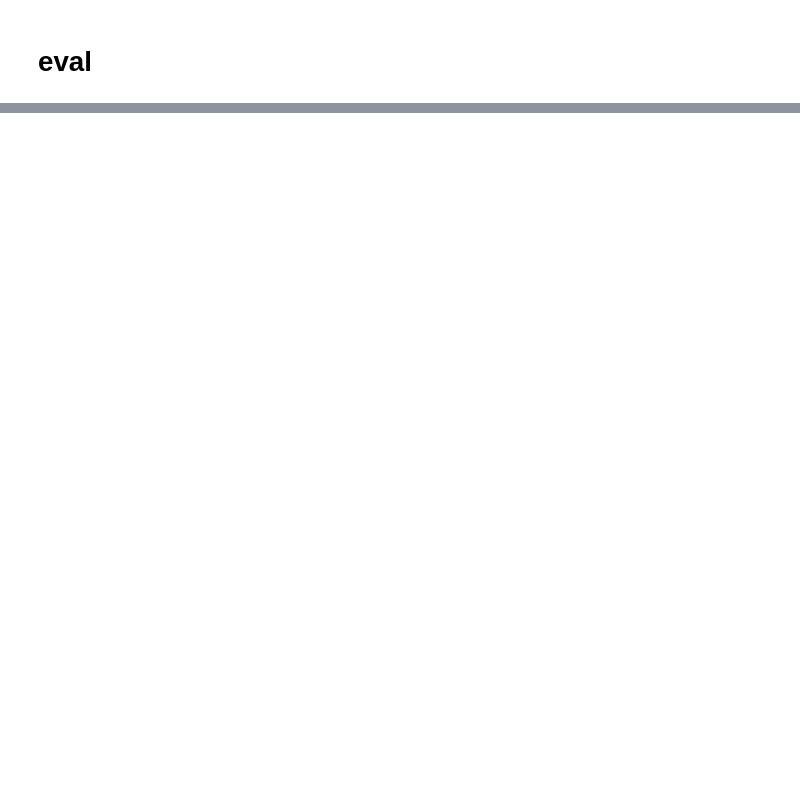
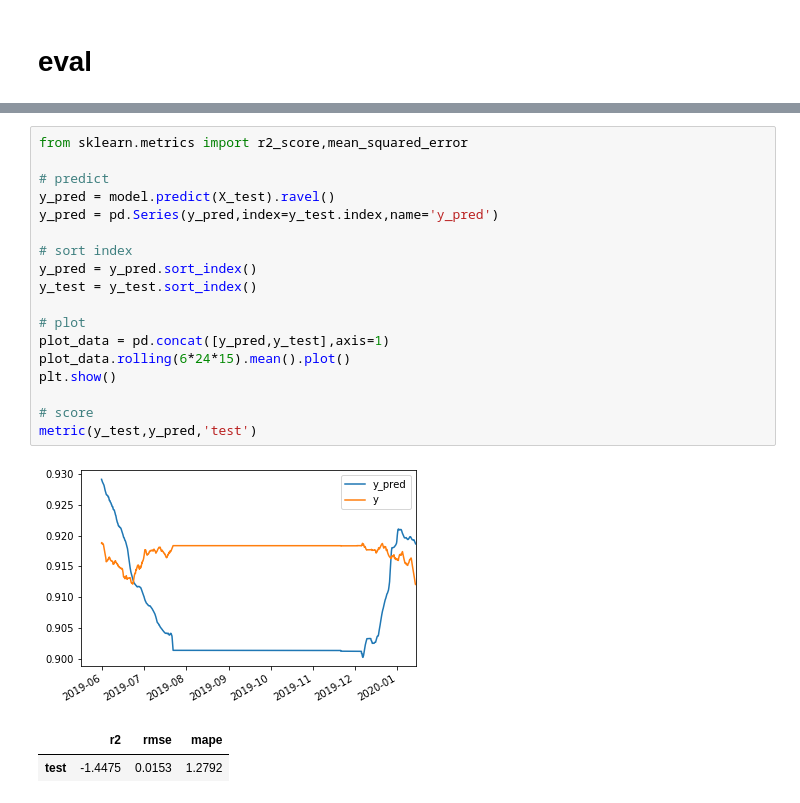
Before and after one commit to skywalker0803r/pa, a Jupyter notebook: cnn-time-stack.ipynb, the cells around one changed output, grey strips where cells are left out. Saved outputs shown, nothing was run; the diff lists cells and outputs as text; blank space fills up the shorter version.

```diff
--- a/cnn-time-stack.ipynb
+++ b/cnn-time-stack.ipynb
@@ -226,0 +257,22 @@ plt.show()
+# %%
+from sklearn.metrics import r2_score,mean_squared_error
+
+# predict
+y_pred = model.predict(X_test).ravel()
+y_pred = pd.Series(y_pred,index=y_test.index,name='y_pred')
+
+# sort index
+y_pred = y_pred.sort_index()
+y_test = y_test.sort_index()
+
+# plot
+plot_data = pd.concat([y_pred,y_test],axis=1)
+plot_data.rolling(6*24*15).mean().plot()
+plt.show()
+
+# score
+metric(y_test,y_pred,'test')
+# %% [output]
+[figure, added]
+|  | r2 | rmse | mape |
+| test | -1.4475 | 0.0153 | 1.2792 |
```
Also changed, not shown: parts of 19 cells of this notebook.
